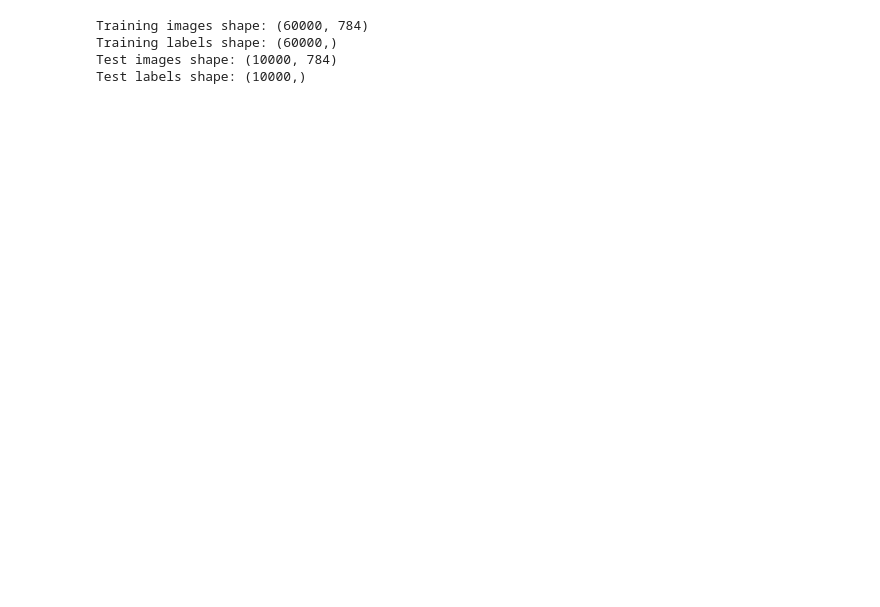
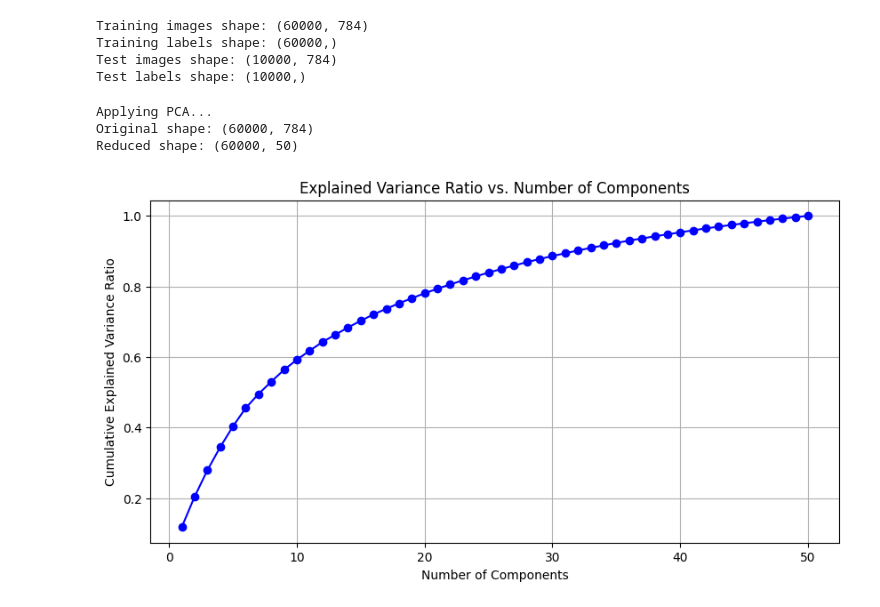
Before and after one commit to latudimas/knn-mnist, a Jupyter notebook: pca-mnist.ipynb, the cells around one changed output. Drawn from its saved outputs; the diff is of its cells as text; code cells hidden in the pictures; blank space fills up the shorter version.

Commit message:
working PCA on mnist

```diff
--- a/pca-mnist.ipynb
+++ b/pca-mnist.ipynb
@@ -49,3 +49,54 @@ Training images shape: (60000, 784)
 Training labels shape: (60000,)
 Test images shape: (10000, 784)
 Test labels shape: (10000,)
+# %%
+# import numpy as np
+# from sklearn.datasets import fetch_openml
+# import matplotlib.pyplot as plt
+# from PCA import PCA  # Assuming your PCA class is in a file named PCA.py
+
+# # Load MNIST data
+# print("Loading MNIST dataset...")
+# X, y = fetch_openml('mnist_784', version=1, return_X_y=True, as_frame=False)
+# X = X.astype('float32')
+# y = y.astype('int')
+
+# # Normalize the data
+# X = X / 255.0
+
+# # Split the data
+# X_train, X_test = X[:60000], X[60000:]
+# y_train, y_test = y[:60000], y[60000:]
+X_train = train_images[:60000]
+X_test = test_images[:10000]
+
+y_train = train_labels[:60000]
+y_test = test_labels[:10000]
+
+# Apply PCA
+print("Applying PCA...")
+n_components = 50  # You can adjust this
+pca = PCA(n_components=n_components)
+X_train_pca = pca.fit_transform(X_train)
+X_test_pca = pca.transform(X_test)
+
+print(f"Original shape: {X_train.shape}")
+print(f"Reduced shape: {X_train_pca.shape}")
+# %% [output]
+Applying PCA...
+Original shape: (60000, 784)
+Reduced shape: (60000, 50)
+# %%
+# Visualize explained variance ratio
+explained_variance_ratio = pca.explained_variance_ratio()
+cumulative_variance_ratio = np.cumsum(explained_variance_ratio)
+
+plt.figure(figsize=(10, 5))
+plt.plot(range(1, len(cumulative_variance_ratio) + 1), cumulative_variance_ratio, 'bo-')
+plt.xlabel('Number of Components')
+plt.ylabel('Cumulative Explained Variance Ratio')
+plt.title('Explained Variance Ratio vs. Number of Components')
+plt.grid(True)
+plt.show()
+# %% [output]
+[figure, added]
```
Also changed, not shown: parts of 2 cells of this notebook, 1 other file.
